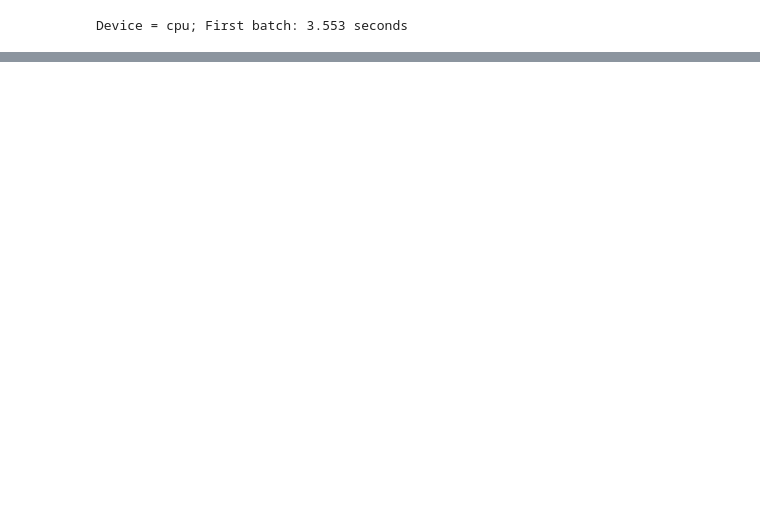
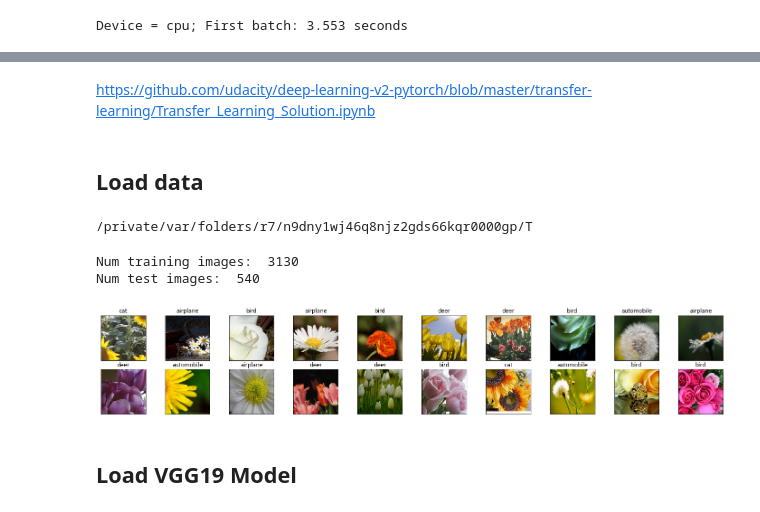
Before and after one commit to hoihui/nlp, a Jupyter notebook: CNN.ipynb, the cells around one changed output, grey strips where cells are left out. Saved outputs shown, nothing was run; the diff lists cells and outputs as text; code cells hidden in the pictures; blank space fills up the shorter version.

```diff
--- a/CNN.ipynb
+++ b/CNN.ipynb
@@ -512,0 +701,47 @@ for epoch in range(epochs):
+# %% [markdown]
+https://github.com/udacity/deep-learning-v2-pytorch/blob/master/transfer-learning/Transfer_Learning_Solution.ipynb
+# %%
+batch_size = 20
+epochs = 2  # not early stopping
+# %% [markdown]
+## Load data
+# %%
+import urllib.request,zipfile
+import os,tempfile
+os.chdir(tempfile.gettempdir())
+urllib.request.urlretrieve('https://s3.amazonaws.com/video.udacity-data.com/topher/2018/September/5baa60a0_flower-photos/flower-photos.zip','flower.zip')
+zipfile.ZipFile('flower.zip').extractall()
+print(os.getcwd())
+# %% [output]
+/private/var/folders/r7/n9dny1wj46q8njz2gds66kqr0000gp/T
+# %%
+import torch
+from torchvision import datasets, transforms
+data_transforms = transforms.Compose([transforms.RandomResizedCrop(224),
+                                      transforms.ToTensor()])
+
+train_data = datasets.ImageFolder('flower_photos/train', transform=data_transforms)
+test_data = datasets.ImageFolder('flower_photos/test', transform=data_transforms)
+train_loader = torch.utils.data.DataLoader(train_data, batch_size=batch_size, shuffle=True)
+test_loader = torch.utils.data.DataLoader(test_data, batch_size=batch_size)
+
+print('Num training images: ', len(train_data))
+print('Num test images: ', len(test_data))
+classes = ['daisy', 'dandelion', 'roses', 'sunflowers', 'tulips']
+# %% [output]
+Num training images:  3130
+Num test images:  540
+# %%
+# visualize
+images, labels = iter(train_loader).next()
+images = images.numpy()
+
+fig = plt.figure(figsize=(25, 4))
+for idx in np.arange(20):
+    ax = fig.add_subplot(2, 20/2, idx+1, xticks=[], yticks=[])
+    plt.imshow(np.transpose(images[idx], (1, 2, 0)))
+    ax.set_title(classes[labels[idx]])
+# %% [output]
+[figure, added]
+# %% [markdown]
+## Load VGG19 Model
```
Also changed, not shown: parts of 34 cells of this notebook, 3 other files.
